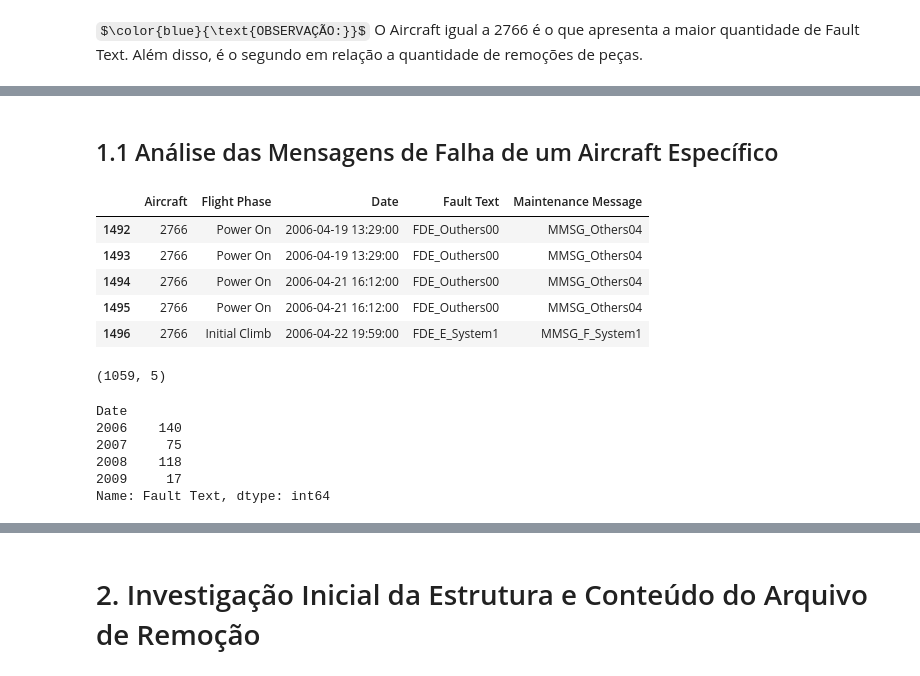
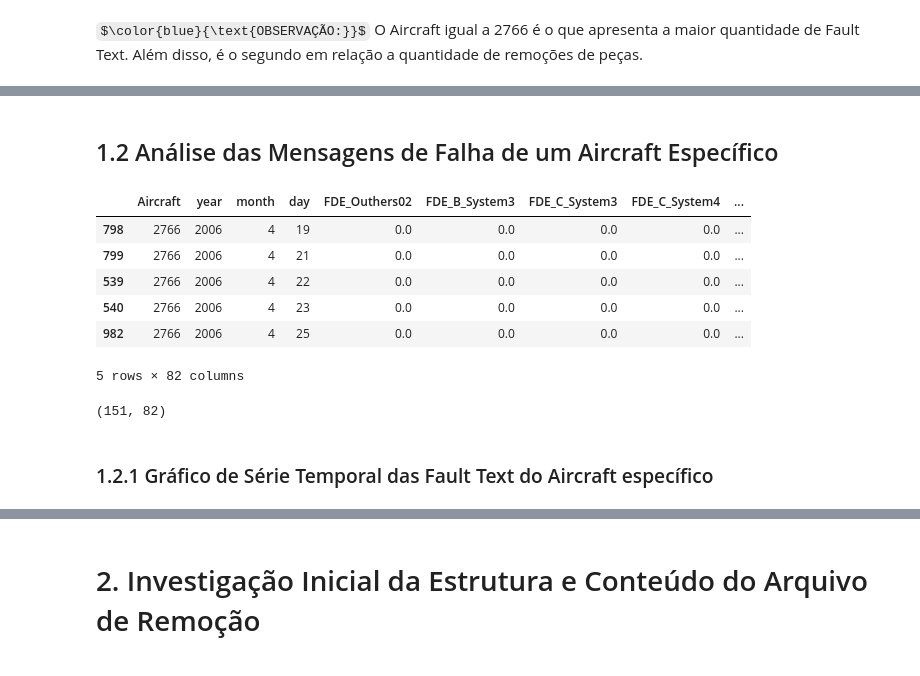
Before and after one commit to marcellyhc/CAP---394-Introdution-to-Data-Science, a Jupyter notebook: v01_TrabalhoFinal_DataScience.ipynb, the cells around one changed output, grey strips where cells are left out. Drawn from its saved outputs; the diff is of its cells as text; code cells hidden in the pictures; some formulas as TeX source.

```diff
--- a/v01_TrabalhoFinal_DataScience.ipynb
+++ b/v01_TrabalhoFinal_DataScience.ipynb
@@ -129,0 +216,12 @@ $\color{blue}{\text{OBSERVAÇÃO:}}$ O Aircraft igual a 2766 é o que apresenta
+# %%
+# Adicionar uma coluna date no dataframe (coo dados dos campos year, month e day)
+
+df_FDE_All['Date'] = pd.to_datetime(df_FDE_All.year*10000 + df_FDE_All.month*100 + df_FDE_All.day, format='%Y%m%d')
+# %%
+# Ordena o dataframe por: year -> month -> day
+
+df_FDE_All = df_FDE_All.sort_values(['year', 'month', 'day'])
+# %%
+# Substituir elementos NaN por zeros
+
+df_FDE_All = df_FDE_All.fillna(0)
@@ -130,5 +240,5 @@ $\color{blue}{\text{OBSERVAÇÃO:}}$ O Aircraft igual a 2766 é o que apresenta
 # %% [markdown]
-## 1.1 Análise das Mensagens de Falha de um Aircraft Específico
+## 1.2 Análise das Mensagens de Falha de um Aircraft Específico
 # %%
 # Definir uma variável para a seleção de um arcraft específico
 
@@ -136,32 +246,24 @@ var_aircraftSelected = 2766
 # %%
 # Criar um dataframe para o aircraft específico
 
-df_dataFailure_airSelec = df_dataFailure[df_dataFailure['Aircraft'] == var_aircraftSelected]
+df_Failure_airSelec = df_FDE_All[df_FDE_All['Aircraft'] == var_aircraftSelected]
 # %%
 # Exibir o cabeçalho do dataframe
 
-df_dataFailure_airSelec.head()
+df_Failure_airSelec.head()
 # %% [output]
-|  | Aircraft | Flight Phase | Date | Fault Text | Maintenance Message |
-| 1492 | 2766 | Power On | 2006-04-19 13:29:00 | FDE_Outhers00 | MMSG_Others04 |
-| 1493 | 2766 | Power On | 2006-04-19 13:29:00 | FDE_Outhers00 | MMSG_Others04 |
-| 1494 | 2766 | Power On | 2006-04-21 16:12:00 | FDE_Outhers00 | MMSG_Others04 |
-| 1495 | 2766 | Power On | 2006-04-21 16:12:00 | FDE_Outhers00 | MMSG_Others04 |
-| 1496 | 2766 | Initial Climb | 2006-04-22 19:59:00 | FDE_E_System1 | MMSG_F_System1 |
+|  | Aircraft | year | month | day | FDE_Outhers02 | FDE_B_System3 | FDE_C_System3 | FDE_C_System4 | ... |
+| 798 | 2766 | 2006 | 4 | 19 | 0.0 | 0.0 | 0.0 | 0.0 | ... |
+| 799 | 2766 | 2006 | 4 | 21 | 0.0 | 0.0 | 0.0 | 0.0 | ... |
+| 539 | 2766 | 2006 | 4 | 22 | 0.0 | 0.0 | 0.0 | 0.0 | ... |
+| 540 | 2766 | 2006 | 4 | 23 | 0.0 | 0.0 | 0.0 | 0.0 | ... |
+| 982 | 2766 | 2006 | 4 | 25 | 0.0 | 0.0 | 0.0 | 0.0 | ... |
+5 rows × 82 columns
 # %%
 # Verifica a dimensão do dataframe (qtd linhas, qtd colunas)
 
-df_dataFailure_airSelec.shape
+df_Failure_airSelec.shape
 # %% [output]
-(1059, 5)
+(151, 82)
-# %%
-# Contagem de Fault Text por ano para o aircraft selecionado
-
-df_dataFailure_airSelec.groupby(df_dataFailure_airSelec['Date'].dt.year)['Fault Text'].count()
-# %% [output]
-Date
-2006    140
-2007     75
-2008    118
-2009     17
-Name: Fault Text, dtype: int64
+# %% [markdown]
+### 1.2.1 Gráfico de Série Temporal das Fault Text do Aircraft específico
```
Also changed, not shown: parts of 87 cells of this notebook.
